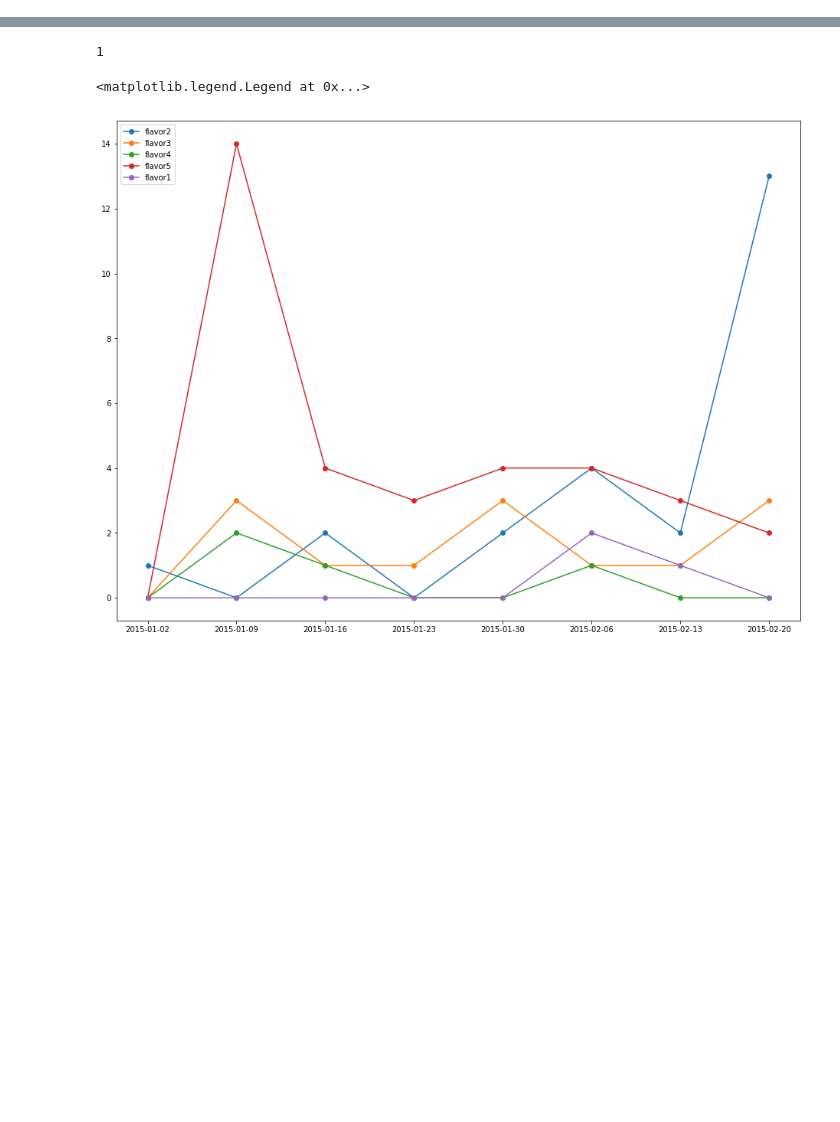
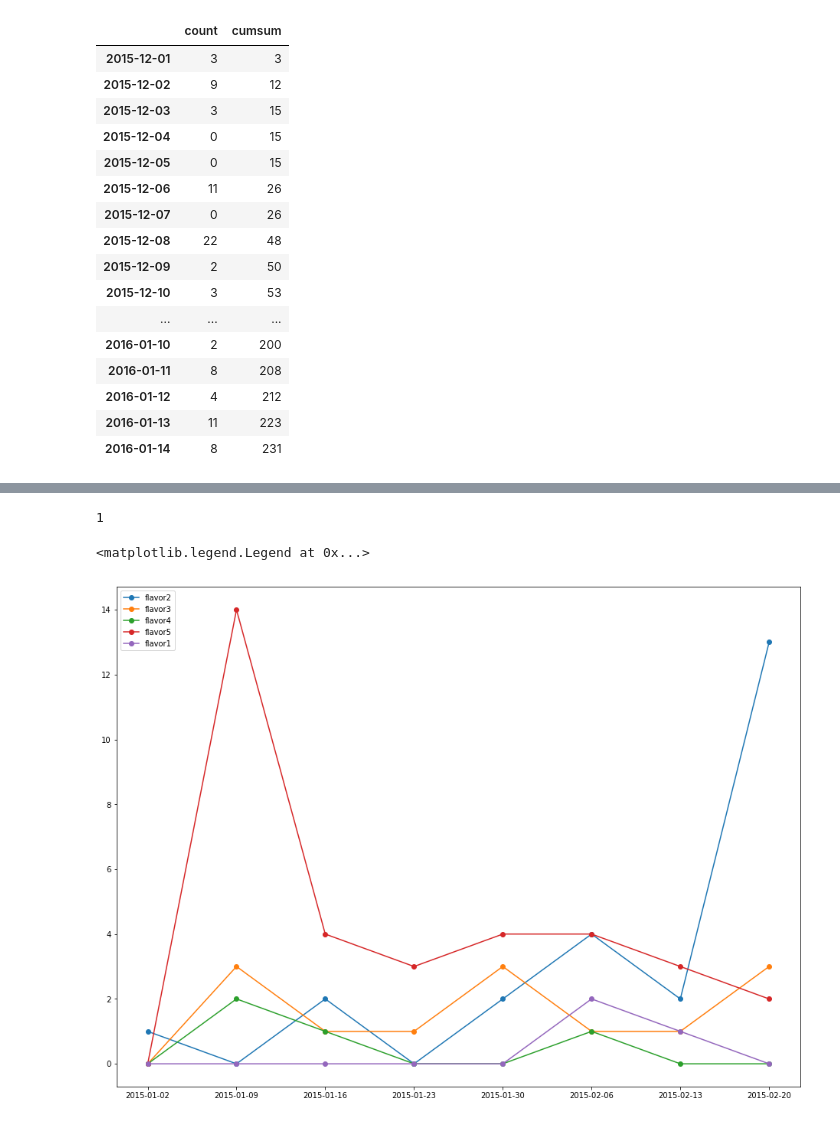
Before and after one commit to netcan/2018-HUAWEI-Codecraft, a Jupyter notebook: auxiliary/flavor_analysis.ipynb, the cells around one changed output, grey strips where cells are left out. Cells and saved outputs as stored; diff of their text form; code cells hidden in the pictures; blank space fills up the shorter version.

```diff
--- a/auxiliary/flavor_analysis.ipynb
+++ b/auxiliary/flavor_analysis.ipynb
@@ -64,3 +65,23 @@ plot_per_vm_count(flavors_complete)
+# %%
+flavors_complete['flavor8']
+# %% [output]
+|  | count | cumsum |
+| 2015-12-01 | 3 | 3 |
+| 2015-12-02 | 9 | 12 |
+| 2015-12-03 | 3 | 15 |
+| 2015-12-04 | 0 | 15 |
+| 2015-12-05 | 0 | 15 |
+| 2015-12-06 | 11 | 26 |
+| 2015-12-07 | 0 | 26 |
+| 2015-12-08 | 22 | 48 |
+| 2015-12-09 | 2 | 50 |
+| 2015-12-10 | 3 | 53 |
+| ... | ... | ... |
+| 2016-01-10 | 2 | 200 |
+| 2016-01-11 | 8 | 208 |
+| 2016-01-12 | 4 | 212 |
+| 2016-01-13 | 11 | 223 |
+| 2016-01-14 | 8 | 231 |
 # %%
 def plot_per_vm_cumsum(flavors_complete):
     plt.figure(figsize=(16, 12))
```
Also changed, not shown: parts of 9 cells of this notebook, 8 other files.
